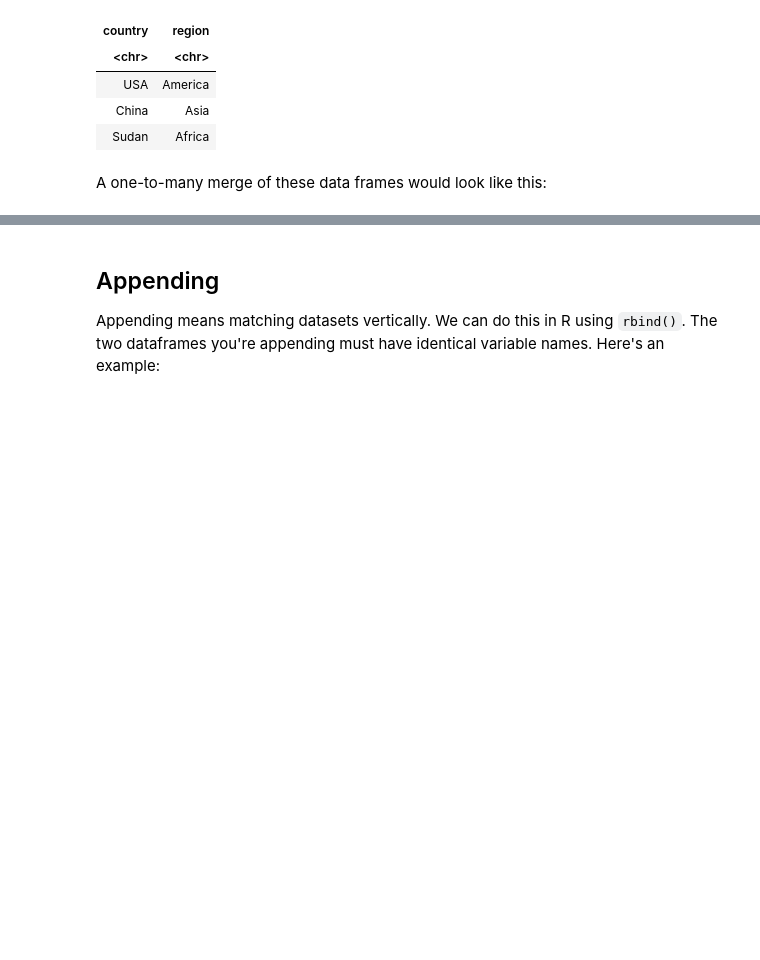
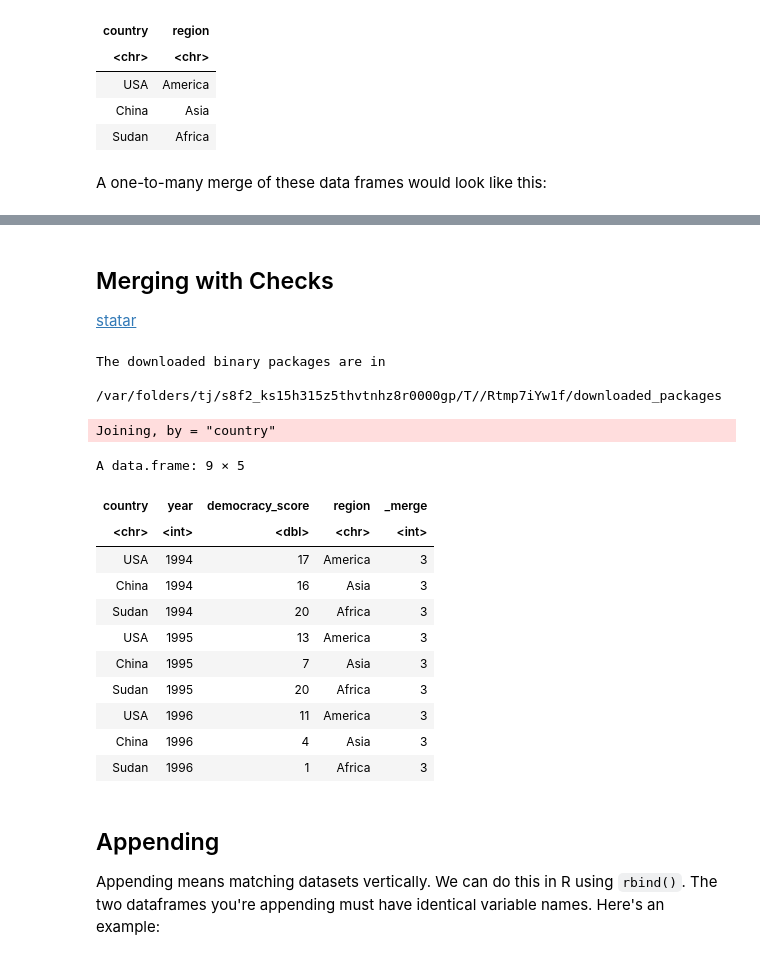
Before and after one commit to nickeubank/cm4ss, a Jupyter notebook: docs/html/.doctrees/nbsphinx/merging_appending.ipynb, the cells around one changed output, grey strips where cells are left out. Saved outputs shown, nothing was run; the diff lists cells and outputs as text; code cells hidden in the pictures; blank space fills up the shorter version.

Commit message:
working on merge, add favicon, tweak loop for tidyverse

```diff
--- a/docs/html/.doctrees/nbsphinx/merging_appending.ipynb
+++ b/docs/html/.doctrees/nbsphinx/merging_appending.ipynb
@@ -231,4 +238,29 @@ A data.frame: 9 × 4
 | USA | 1995 | 13 | America |
+# %% [markdown]
+## Merging with Checks
+
+[statar](https://github.com/matthieugomez/statar#join--merge)
+# %%
+install.packages("statar")
+library(statar)
+
+join(demo, region, on = "country", kind = "full", check = m~1, gen = "_merge")
+# %% [output]
+The downloaded binary packages are in
+        /var/folders/tj/s8f2_ks15h315z5thvtnhz8r0000gp/T//Rtmp7iYw1f/downloaded_packages
+Joining, by = "country"
+A data.frame: 9 × 5
+| country | year | democracy_score | region | _merge |
+| <chr> | <int> | <dbl> | <chr> | <int> |
+| USA | 1994 | 17 | America | 3 |
+| China | 1994 | 16 | Asia | 3 |
+| Sudan | 1994 | 20 | Africa | 3 |
+| USA | 1995 | 13 | America | 3 |
+| China | 1995 | 7 | Asia | 3 |
+| Sudan | 1995 | 20 | Africa | 3 |
+| USA | 1996 | 11 | America | 3 |
+| China | 1996 | 4 | Asia | 3 |
+| Sudan | 1996 | 1 | Africa | 3 |
 # %% [markdown]
 ## Appending
 
```
Also changed, not shown: parts of 8 cells of this notebook, 56 other files.
